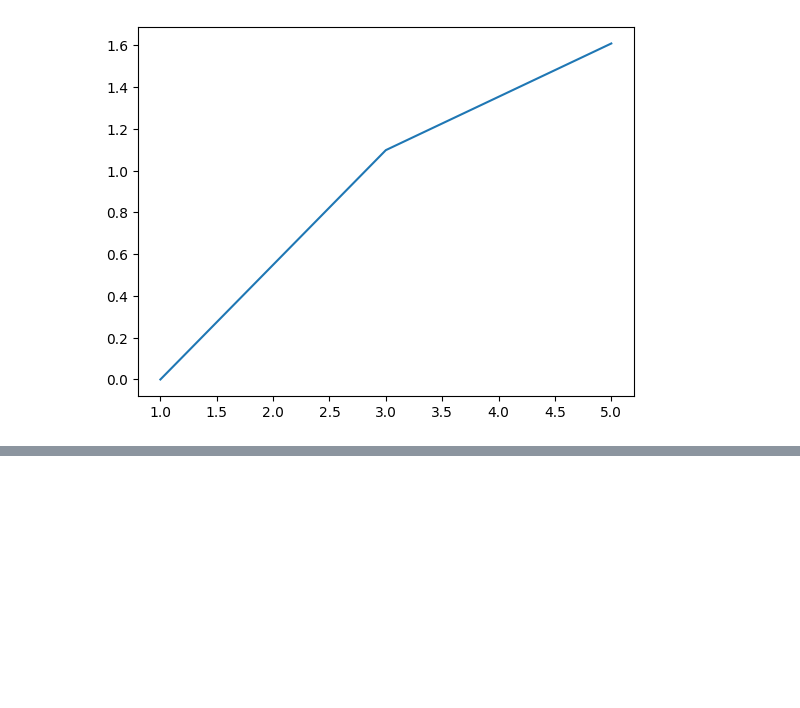
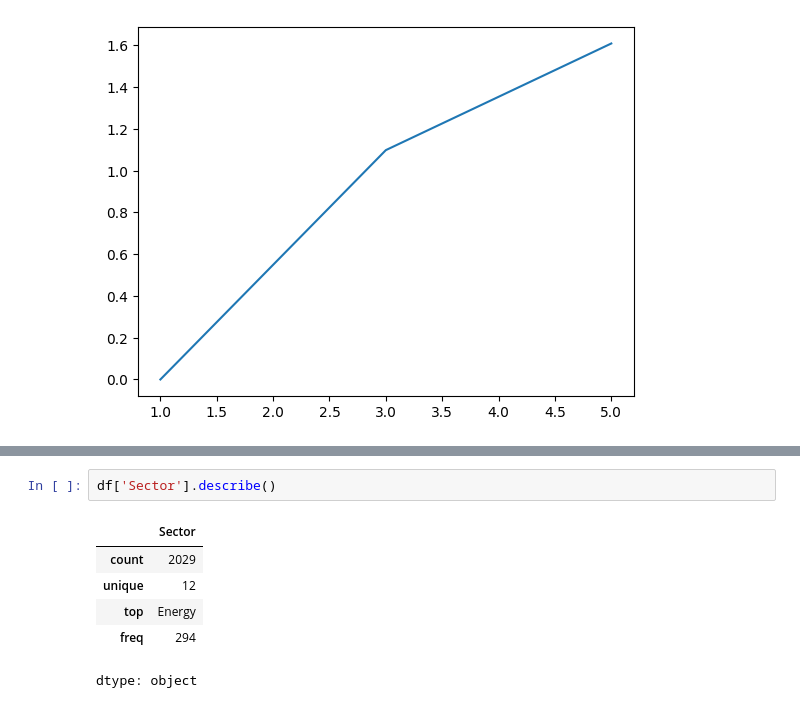
Before and after one commit to zayliet/scratchpad, a Jupyter notebook: nb_2026_01_05.ipynb, the cells around one changed output, grey strips where cells are left out. Drawn from its saved outputs; the diff is of its cells as text; blank space fills up the shorter version.

```diff
--- a/nb_2026_01_05.ipynb
+++ b/nb_2026_01_05.ipynb
@@ -42,0 +52,9 @@ df.head()
+# %%
+df['Sector'].describe()
+# %% [output]
+|  | Sector |
+| count | 2029 |
+| unique | 12 |
+| top | Energy |
+| freq | 294 |
+dtype: object
```
Also changed, not shown: parts of 5 cells of this notebook.
